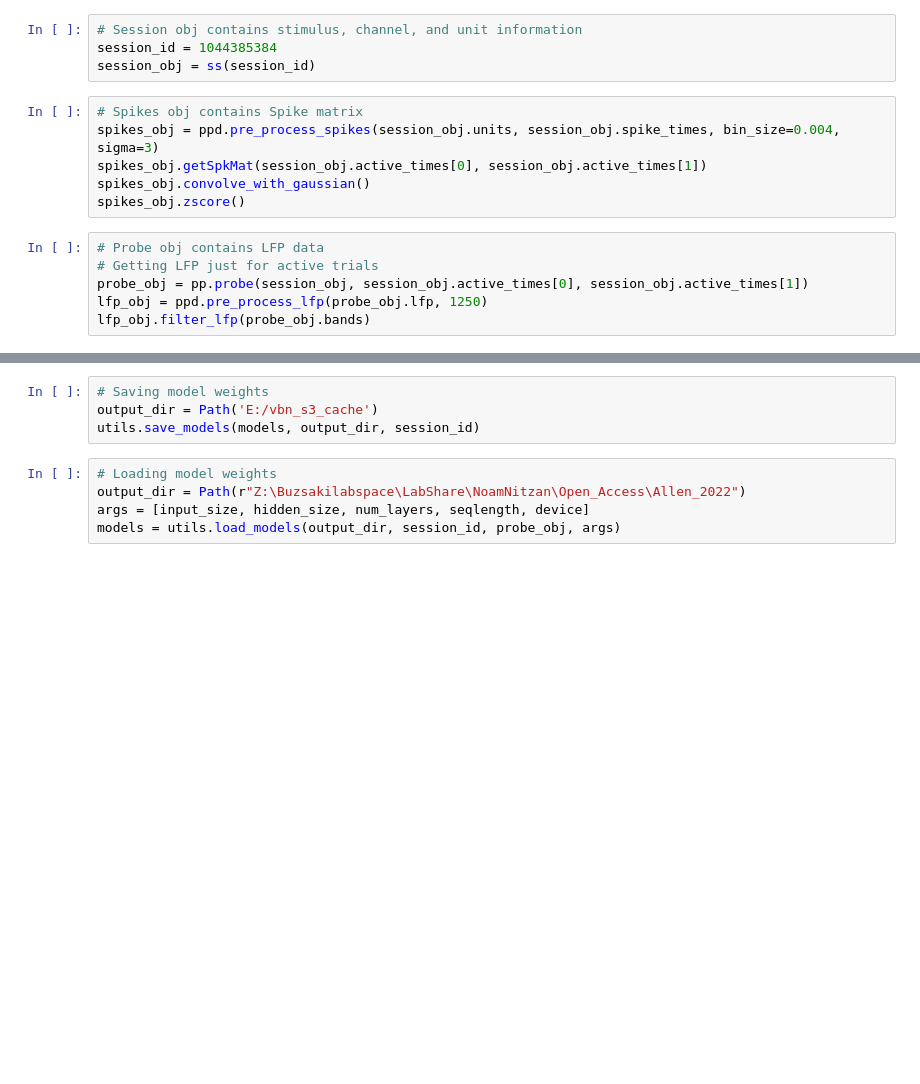
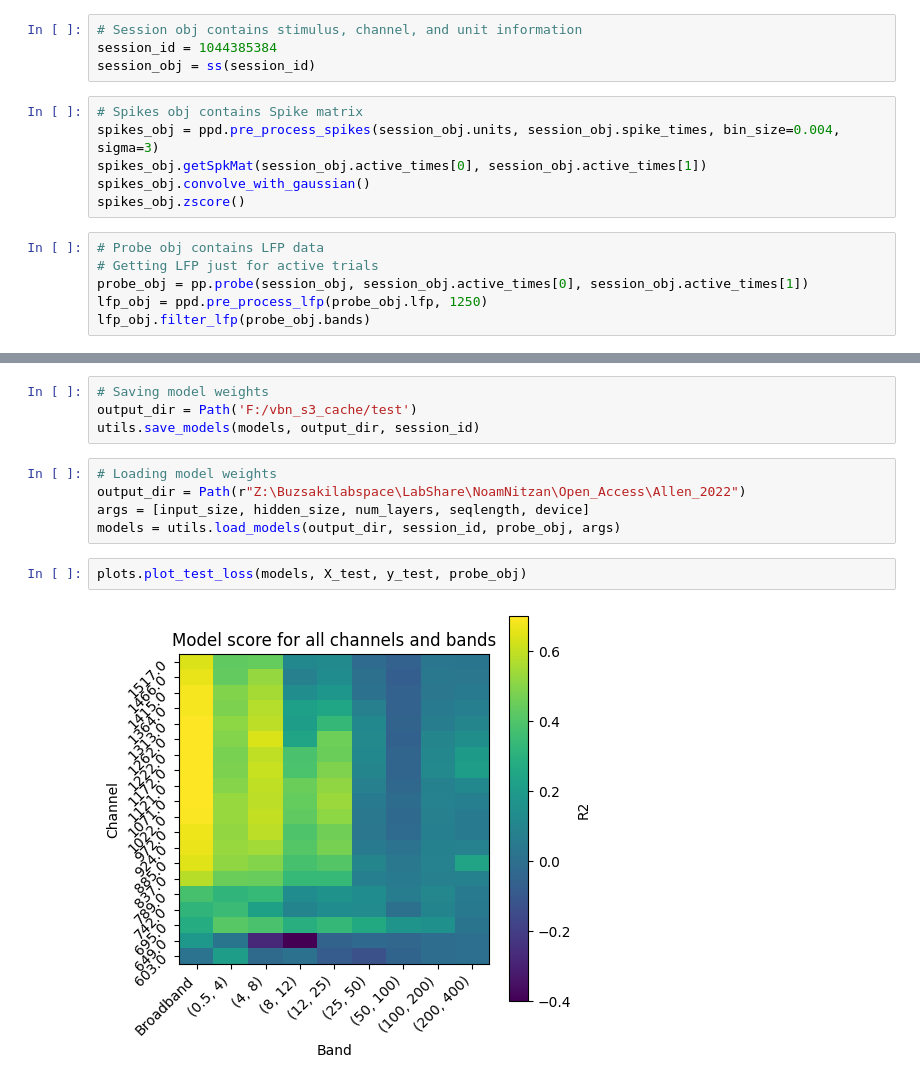
Before and after one commit to nnitzan01/spikes2lfp, a Jupyter notebook: start_notebook.ipynb, the cells around one changed output, grey strips where cells are left out. Saved outputs shown, nothing was run; the diff lists cells and outputs as text; blank space fills up the shorter version.

Commit message:
created notebooks, plots and utils

```diff
--- a/start_notebook.ipynb
+++ b/start_notebook.ipynb
@@ -37,9 +50,13 @@ models, lossesAll = utils.train_models(probe_obj, input_size, hidden_size, num_l
 # %%
 # Saving model weights
-output_dir = Path('E:/vbn_s3_cache')
+output_dir = Path('F:/vbn_s3_cache/test')
 utils.save_models(models, output_dir, session_id)
 # %%
 # Loading model weights
 output_dir = Path(r"Z:\Buzsakilabspace\LabShare\NoamNitzan\Open_Access\Allen_2022")
 args = [input_size, hidden_size, num_layers, seqlength, device]
 models = utils.load_models(output_dir, session_id, probe_obj, args)
+# %%
+plots.plot_test_loss(models, X_test, y_test, probe_obj)
+# %% [output]
+[figure, added]
```
Also changed, not shown: parts of 6 cells of this notebook, 6 other files.
